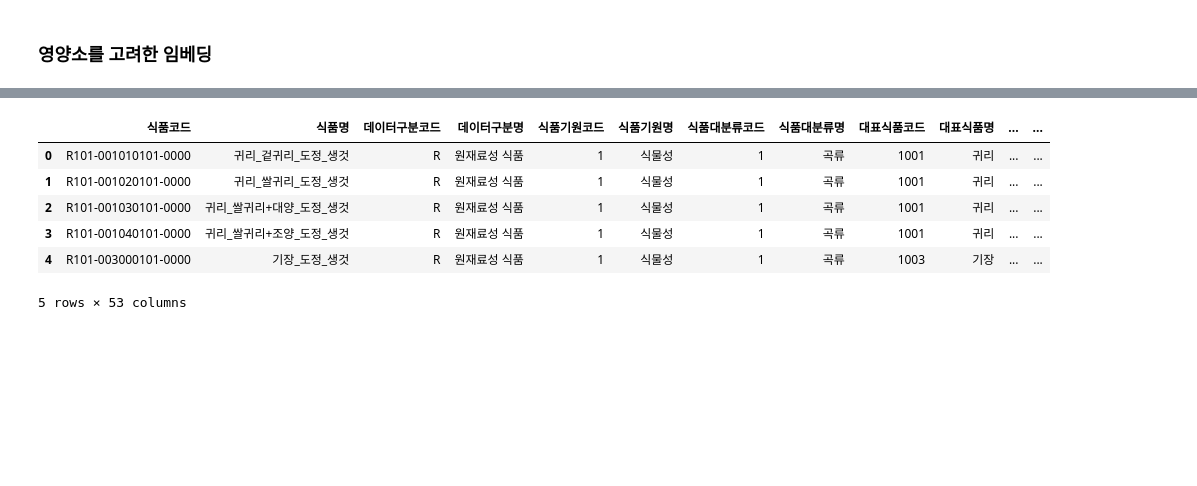
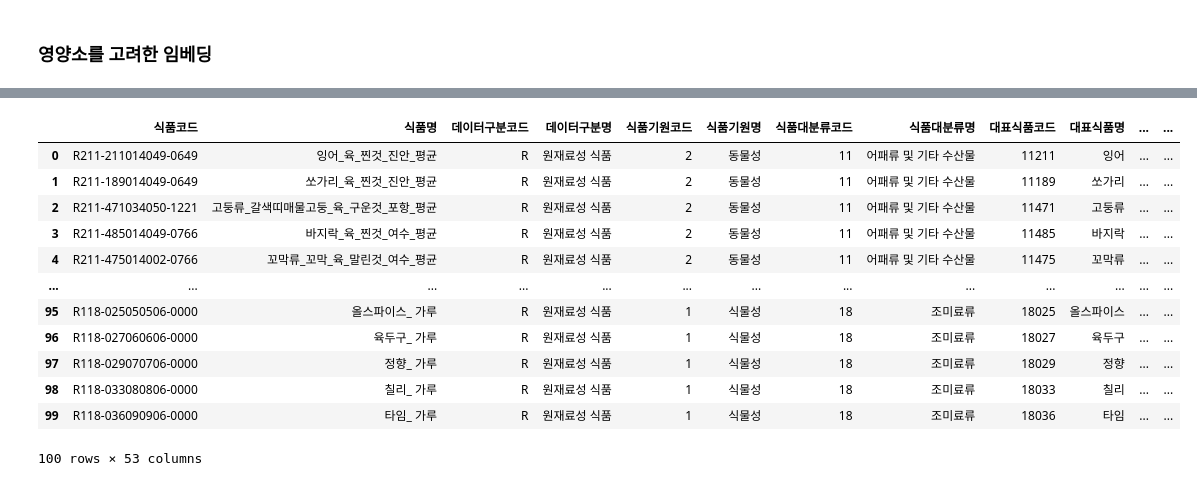
Before and after one commit to kwonhwijun/recipe, a Jupyter notebook: models/nutri2vec.ipynb, the cells around one changed output, grey strips where cells are left out. Cells and saved outputs as stored; diff of their text form; code cells hidden in the pictures; blank space fills up the shorter version.

Commit message:
ocr/nutri2vec

```diff
--- a/models/nutri2vec.ipynb
+++ b/models/nutri2vec.ipynb
@@ -1,2 +1,13 @@
 # %% [markdown]
 ### 영양소를 고려한 임베딩
+# %%
+#oracle python 연결
+import oracledb as od
+od.init_oracle_client(lib_dir=r"C:\Program Files\Oracle\instantclient_21_12")
+conn= od.connect(user='admin', password='INISW2inisw2', dsn='inisw2_high')
+cursor = conn.cursor()
+ingred = cursor.execute('SELECT * FROM NUTRIENT_FILTER_TABLE')
+rows = cursor.fetchall()
+for row in rows:
+    print(row)
+conn.close()
@@ -3,3 +32,57 @@
+# %%
+def oracleTopd(query):
+    import oracledb as od
+    import pandas as pd
+    import config
+
+    # db connection
+    od.init_oracle_client(lib_dir=r"C:\Program Files\Oracle\instantclient_21_12")
+    conn = od.connect(user = config.DB_CONFIG['user'], password = config.DB_CONFIG['password'],
+                      dsn = config.DB_CONFIG['dsn'])
+    exe = conn.cursor()
+    exe.execute(query)
+
+    row = exe.fetchall() # row 불러오기
+
+    column_name = exe.description # column 불러오기
+    columns=[]
+
+    for i in column_name:
+        columns.append(i[0])
+
+    # row, column을 pandas DataFrame으로 나타내기
+    result = pd.DataFrame(row, columns=columns)
+
+    # dtype clob을 string으로 변환
+    for clob in result.columns:
+        if result[clob].dtype == object:
+            result[clob] = result[clob].astype("string")
+
+    conn.close()
+
+    return result
+
+#query = 'select * from recipe_data_table where rownum <= 100'
+#df = oracleTopd(query)
+#df
+
+query = 'select * from nutrient_filter_table where rownum <= 100'
+df = oracleTopd(query)
+df
+# %% [output]
+|  | 식품코드 | 식품명 | 데이터구분코드 | 데이터구분명 | 식품기원코드 | 식품기원명 | 식품대분류코드 | 식품대분류명 | 대표식품코드 | 대표식품명 | ... | ... |
+| 0 | R211-211014049-0649 | 잉어_육_찐것_진안_평균 | R | 원재료성 식품 | 2 | 동물성 | 11 | 어패류 및 기타 수산물 | 11211 | 잉어 | ... | ... |
+| 1 | R211-189014049-0649 | 쏘가리_육_찐것_진안_평균 | R | 원재료성 식품 | 2 | 동물성 | 11 | 어패류 및 기타 수산물 | 11189 | 쏘가리 | ... | ... |
+| 2 | R211-471034050-1221 | 고둥류_갈색띠매물고둥_육_구운것_포항_평균 | R | 원재료성 식품 | 2 | 동물성 | 11 | 어패류 및 기타 수산물 | 11471 | 고둥류 | ... | ... |
+| 3 | R211-485014049-0766 | 바지락_육_찐것_여수_평균 | R | 원재료성 식품 | 2 | 동물성 | 11 | 어패류 및 기타 수산물 | 11485 | 바지락 | ... | ... |
+| 4 | R211-475014002-0766 | 꼬막류_꼬막_육_말린것_여수_평균 | R | 원재료성 식품 | 2 | 동물성 | 11 | 어패류 및 기타 수산물 | 11475 | 꼬막류 | ... | ... |
+| ... | ... | ... | ... | ... | ... | ... | ... | ... | ... | ... | ... | ... |
+| 95 | R118-025050506-0000 | 올스파이스_ 가루 | R | 원재료성 식품 | 1 | 식물성 | 18 | 조미료류 | 18025 | 올스파이스 | ... | ... |
+| 96 | R118-027060606-0000 | 육두구_ 가루 | R | 원재료성 식품 | 1 | 식물성 | 18 | 조미료류 | 18027 | 육두구 | ... | ... |
+| 97 | R118-029070706-0000 | 정향_ 가루 | R | 원재료성 식품 | 1 | 식물성 | 18 | 조미료류 | 18029 | 정향 | ... | ... |
+| 98 | R118-033080806-0000 | 칠리_ 가루 | R | 원재료성 식품 | 1 | 식물성 | 18 | 조미료류 | 18033 | 칠리 | ... | ... |
+| 99 | R118-036090906-0000 | 타임_ 가루 | R | 원재료성 식품 | 1 | 식물성 | 18 | 조미료류 | 18036 | 타임 | ... | ... |
+100 rows × 53 columns
 # %%
 import pandas as pd
 
@@ -8,10 +90,0 @@ ingred = pd.read_csv(r"C:\Users\HwijunKwon\Downloads\농촌진흥청_국립농
-# %%
-ingred.head()
-# %% [output]
-|  | 식품코드 | 식품명 | 데이터구분코드 | 데이터구분명 | 식품기원코드 | 식품기원명 | 식품대분류코드 | 식품대분류명 | 대표식품코드 | 대표식품명 | ... | ... |
-| 0 | R101-001010101-0000 | 귀리_겉귀리_도정_생것 | R | 원재료성 식품 | 1 | 식물성 | 1 | 곡류 | 1001 | 귀리 | ... | ... |
-| 1 | R101-001020101-0000 | 귀리_쌀귀리_도정_생것 | R | 원재료성 식품 | 1 | 식물성 | 1 | 곡류 | 1001 | 귀리 | ... | ... |
-| 2 | R101-001030101-0000 | 귀리_쌀귀리+대양_도정_생것 | R | 원재료성 식품 | 1 | 식물성 | 1 | 곡류 | 1001 | 귀리 | ... | ... |
-| 3 | R101-001040101-0000 | 귀리_쌀귀리+조양_도정_생것 | R | 원재료성 식품 | 1 | 식물성 | 1 | 곡류 | 1001 | 귀리 | ... | ... |
-| 4 | R101-003000101-0000 | 기장_도정_생것 | R | 원재료성 식품 | 1 | 식물성 | 1 | 곡류 | 1003 | 기장 | ... | ... |
-5 rows × 53 columns
```
Also changed, not shown: parts of 7 cells of this notebook, 12 other files.
